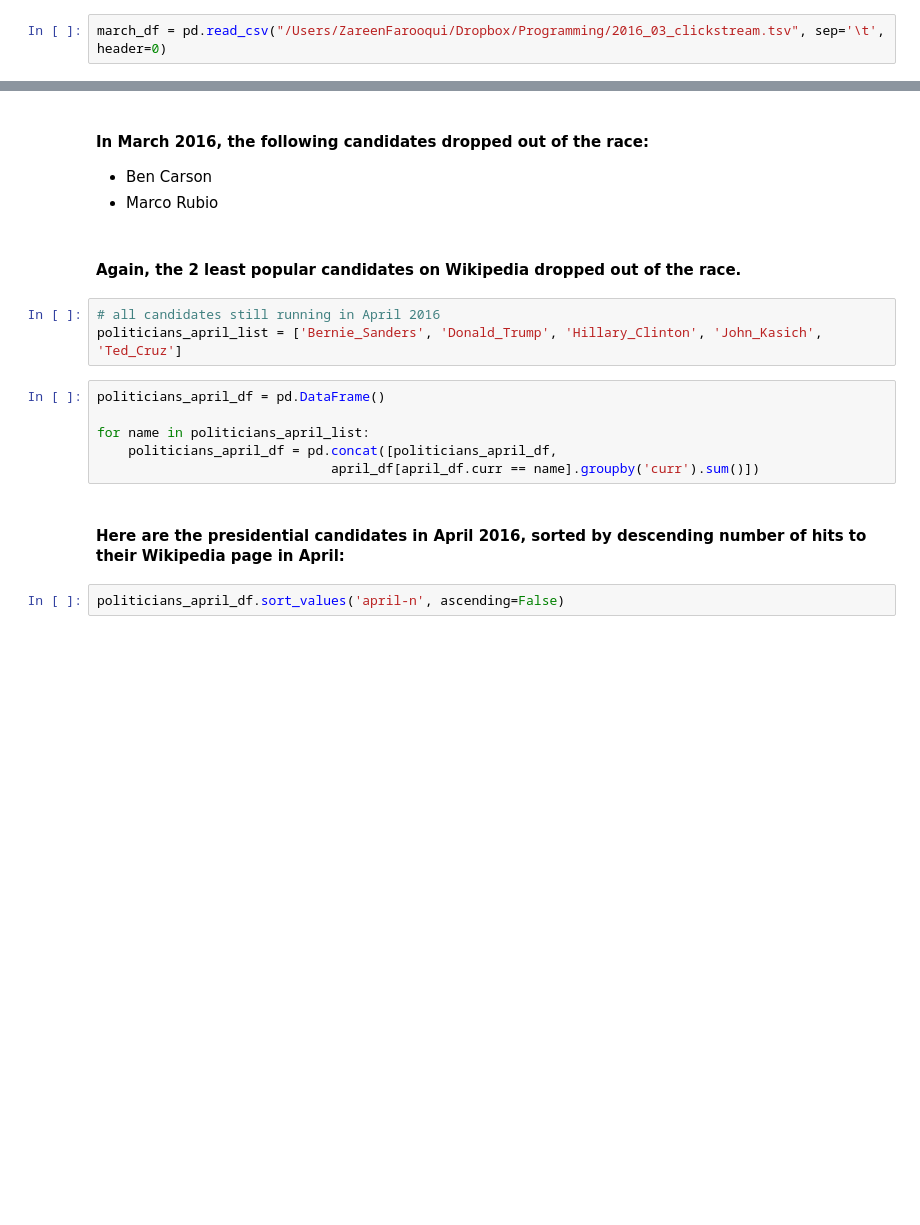
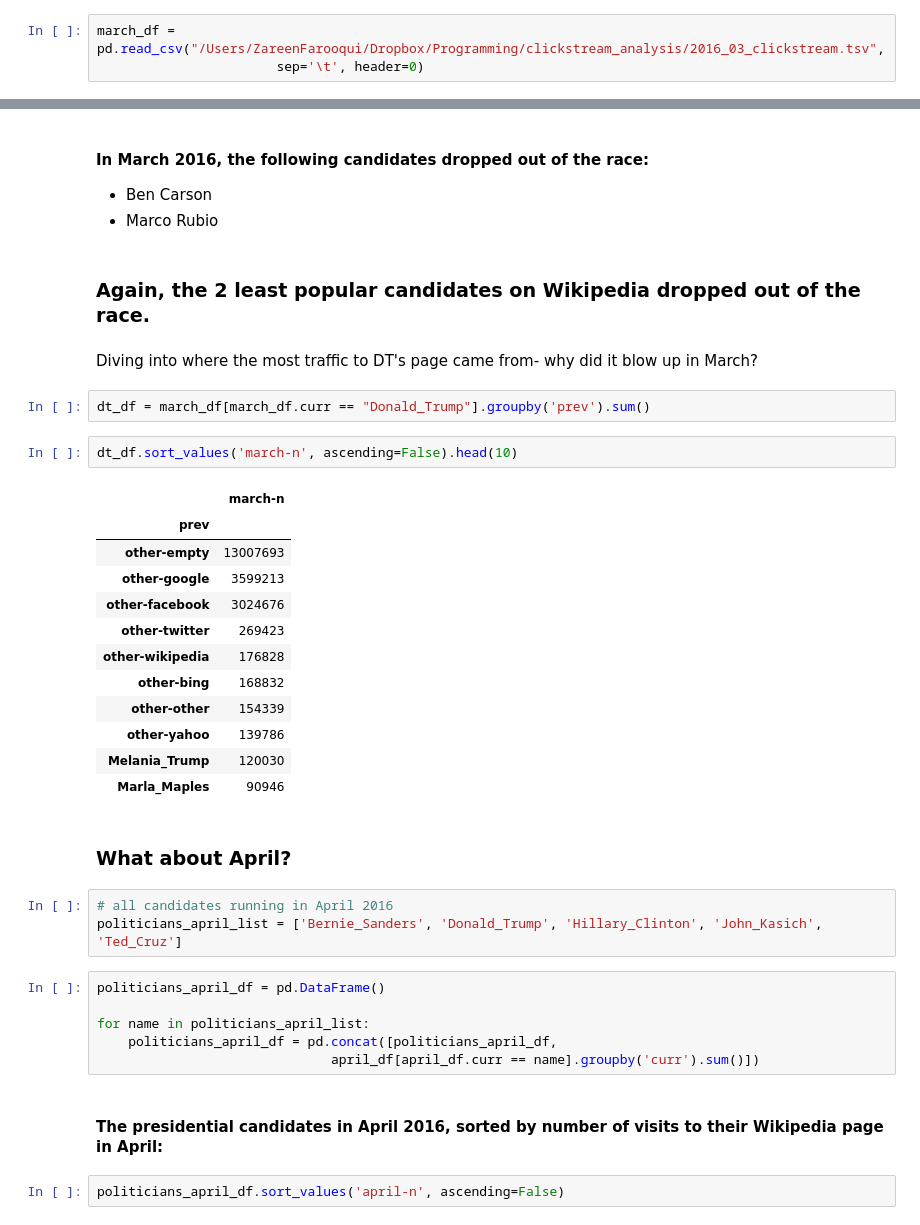
Before and after one commit to zareenfarooqui/2016-presidential-election-analysis, a Jupyter notebook: 2016_Presidential_Candidate_Clickstream_Analysis.ipynb, the cells around one changed output, grey strips where cells are left out. Drawn from its saved outputs; the diff is of its cells as text; blank space fills up the shorter version.

```diff
--- a/2016_Presidential_Candidate_Clickstream_Analysis.ipynb
+++ b/2016_Presidential_Candidate_Clickstream_Analysis.ipynb
@@ -7,3 +10,4 @@ feb_df = pd.read_csv("/Users/ZareenFarooqui/Dropbox/Programming/2016_02_en_click
 # %%
-march_df = pd.read_csv("/Users/ZareenFarooqui/Dropbox/Programming/2016_03_clickstream.tsv", sep='\t', header=0)
+march_df = pd.read_csv("/Users/ZareenFarooqui/Dropbox/Programming/clickstream_analysis/2016_03_clickstream.tsv",
+                       sep='\t', header=0)
 # %%
@@ -131,9 +129,30 @@ politicians_march_df.sort_values('march-n', ascending=False)
 * Ben Carson
 * Marco Rubio
 # %% [markdown]
-#### Again, the 2 least popular candidates on Wikipedia dropped out of the race.
+### Again, the 2 least popular candidates on Wikipedia dropped out of the race.
+# %% [markdown]
+Diving into where the most traffic to DT's page came from- why did it blow up in March?
+# %%
+dt_df = march_df[march_df.curr == "Donald_Trump"].groupby('prev').sum()
+# %%
+dt_df.sort_values('march-n', ascending=False).head(10)
+# %% [output]
+|  | march-n |
+| prev |  |
+| other-empty | 13007693 |
+| other-google | 3599213 |
+| other-facebook | 3024676 |
+| other-twitter | 269423 |
+| other-wikipedia | 176828 |
+| other-bing | 168832 |
+| other-other | 154339 |
+| other-yahoo | 139786 |
+| Melania_Trump | 120030 |
+| Marla_Maples | 90946 |
+# %% [markdown]
+### What about April?
 # %%
-# all candidates still running in April 2016
+# all candidates running in April 2016
 politicians_april_list = ['Bernie_Sanders', 'Donald_Trump', 'Hillary_Clinton', 'John_Kasich', 'Ted_Cruz']
 # %%
 politicians_april_df = pd.DataFrame()
@@ -142,7 +161,7 @@ for name in politicians_april_list:
     politicians_april_df = pd.concat([politicians_april_df,
                               april_df[april_df.curr == name].groupby('curr').sum()])
 # %% [markdown]
-#### Here are the presidential candidates in April 2016,  sorted by descending number of hits to their Wikipedia page in April:
+#### The presidential candidates in April 2016,  sorted by number of visits to their Wikipedia page in April:
 # %%
 politicians_april_df.sort_values('april-n', ascending=False)
 # %% [output]
```
Also changed, not shown: parts of 41 cells of this notebook.
